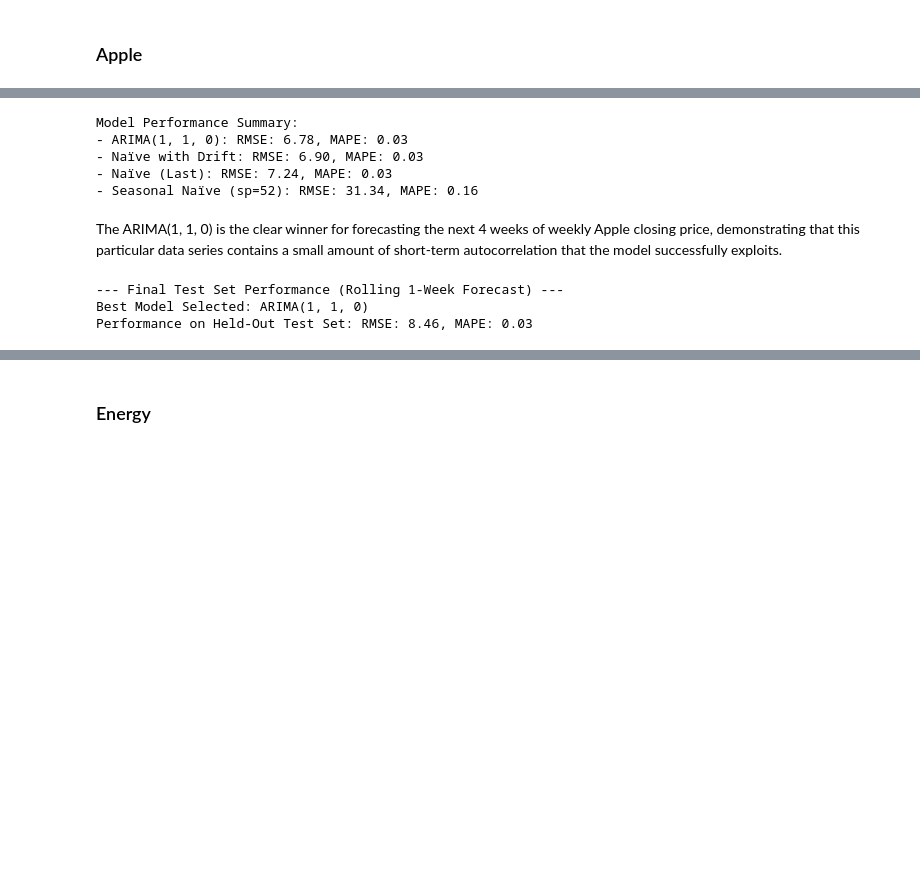
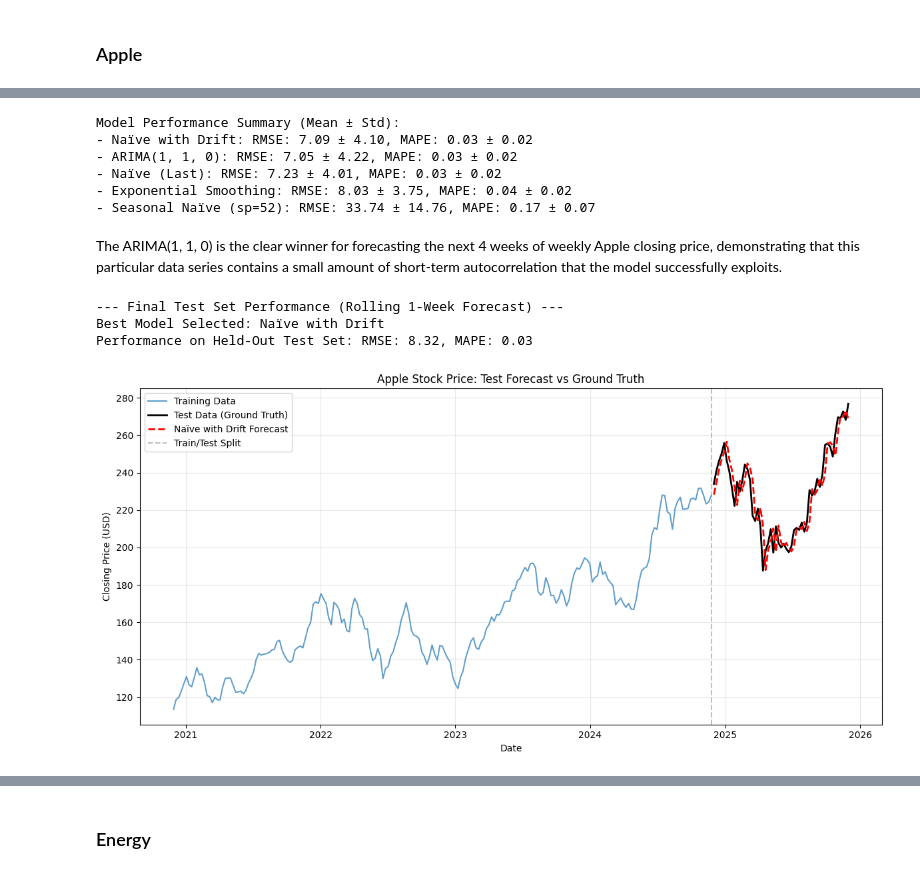
Before and after one commit to V8-Luky/time, a Jupyter notebook: notebooks/05_Exercise.ipynb, the cells around one changed output, grey strips where cells are left out. Drawn from its saved outputs; the diff is of its cells as text; code cells hidden in the pictures; blank space fills up the shorter version.

```diff
--- a/notebooks/05_Exercise.ipynb
+++ b/notebooks/05_Exercise.ipynb
@@ -180,13 +207,14 @@ plt.show()
 # %%
-from sklearn.metrics import mean_squared_error
 fh = np.arange(1, 5)
 cv = ExpandingWindowSplitter(
     initial_window=int(len(full_train) * 0.6),
     step_length=len(fh),
     fh=fh
 )
+
 models = {
     "ARIMA(1, 1, 0)": ARIMA(order=(1, 1, 0), suppress_warnings=True),
+    "Exponential Smoothing": ExponentialSmoothing(trend="add", seasonal="add", sp=52),
     "Naïve (Last)": NaiveForecaster(strategy="last"),
     "Naïve with Drift": NaiveForecaster(strategy="drift"),
     "Seasonal Naïve (sp=52)": NaiveForecaster(strategy="last", sp=52),
@@ -201,7 +229,7 @@ results = {name: {metric: [] for metric in metrics} for name in models}
 
 for train_indices, test_indices in cv.split(full_train):
     train_fold = full_train.iloc[train_indices].asfreq('W')
-    test_fold = full_train.iloc[test_indices]
+    test_fold = full_train.iloc[test_indices].asfreq('W')
     actuals = test_fold.iloc[:len(fh)]
 
     for name, forecaster in models.items():
@@ -212,59 +240,80 @@ for train_indices, test_indices in cv.split(full_train):
             for metric_name, metric_func in metrics.items():
                 value = metric_func(actuals, pred)
                 results[name][metric_name].append(value)
-        except:
+        except Exception as e:
+            print(f"Error with {name}: {str(e)}")
             pass
 
 avg_results = {}
+std_results = {}
 for name, metrics_dict in results.items():
     avg_results[name] = {}
+    std_results[name] = {}
     for metric_name, values in metrics_dict.items():
         valid_values = [v for v in values if not np.isinf(v) and not np.isnan(v)]
         if valid_values:
             avg_results[name][metric_name] = np.mean(valid_values)
+            std_results[name][metric_name] = np.std(valid_values)
 
 best_metric = 'MAPE'
 best_model = min(avg_results, key=lambda k: avg_results[k].get(best_metric, np.inf))
 
-print("\nModel Performance Summary:")
+print("\nModel Performance Summary (Mean ± Std):")
 for name, metrics_dict in sorted(avg_results.items(), key=lambda x: x[1].get(best_metric, np.inf)):
-    metrics_str = ", ".join([f"{m}: {metrics_dict.get(m, np.inf):.2f}" for m in metrics_dict])
+    metrics_str = ", ".join([f"{m}: {metrics_dict.get(m, np.inf):.2f} ± {std_results[name].get(m, 0):.2f}" for m in metrics_dict])
+
     print(f"- {name}: {metrics_str}")
 # %% [output]
-Model Performance Summary:
-- ARIMA(1, 1, 0): RMSE: 6.78, MAPE: 0.03
-- Naïve with Drift: RMSE: 6.90, MAPE: 0.03
-- Naïve (Last): RMSE: 7.24, MAPE: 0.03
-- Seasonal Naïve (sp=52): RMSE: 31.34, MAPE: 0.16
+Model Performance Summary (Mean ± Std):
+- Naïve with Drift: RMSE: 7.09 ± 4.10, MAPE: 0.03 ± 0.02
+- ARIMA(1, 1, 0): RMSE: 7.05 ± 4.22, MAPE: 0.03 ± 0.02
+- Naïve (Last): RMSE: 7.23 ± 4.01, MAPE: 0.03 ± 0.02
+- Exponential Smoothing: RMSE: 8.03 ± 3.75, MAPE: 0.04 ± 0.02
+- Seasonal Naïve (sp=52): RMSE: 33.74 ± 14.76, MAPE: 0.17 ± 0.07
 # %% [markdown]
 The ARIMA(1, 1, 0) is the clear winner for forecasting the next 4 weeks of weekly Apple closing price, demonstrating that this particular data series contains a small amount of short-term autocorrelation that the model successfully exploits.
 # %%
 best_model_name = min(avg_results, key=lambda k: avg_results[k].get(best_metric, np.inf))
 final_forecaster = models[best_model_name]
 
 test_fh = np.array([1])
 current_train = full_train.asfreq('W').copy()
 final_predictions = []
 
 for i in range(len(test)):
     final_forecaster.fit(current_train)
     pred = final_forecaster.predict(fh=test_fh)
     final_predictions.append(pred.iloc[0])
     new_data_point = test.iloc[[i]].asfreq('W')
     current_train = pd.concat([current_train, new_data_point])
 
 final_pred_series = pd.Series(final_predictions, index=test.index)
 
 final_performance = {}
 for metric_name, metric_func in metrics.items():
     value = metric_func(test, final_pred_series)
     final_performance[metric_name] = value
 
 print("\n--- Final Test Set Performance (Rolling 1-Week Forecast) ---")
 print(f"Best Model Selected: {best_model_name}")
 metrics_str = ", ".join([f"{m}: {v:.2f}" for m, v in final_performance.items()])
 print(f"Performance on Held-Out Test Set: {metrics_str}")
+
+fig, ax = plt.subplots(figsize=(12, 6))
+ax.plot(full_train.index, full_train, label='Training Data', alpha=0.7)
+ax.plot(test.index, test, label='Test Data (Ground Truth)', color='black', linewidth=2)
+ax.plot(final_pred_series.index, final_pred_series, label=f'{best_model_name} Forecast',
+         linestyle='--', color='red', linewidth=2)
+ax.axvline(x=full_train.index[-1], color='gray', linestyle='--', alpha=0.5, label='Train/Test Split')
+ax.set_title(f'Apple Stock Price: Test Forecast vs Ground Truth')
+ax.set_xlabel('Date')
+ax.set_ylabel('Closing Price (USD)')
+ax.legend()
+ax.grid(True, alpha=0.3)
+plt.tight_layout()
+plt.show()
 # %% [output]
 --- Final Test Set Performance (Rolling 1-Week Forecast) ---
-Best Model Selected: ARIMA(1, 1, 0)
-Performance on Held-Out Test Set: RMSE: 8.46, MAPE: 0.03
+Best Model Selected: Naïve with Drift
+Performance on Held-Out Test Set: RMSE: 8.32, MAPE: 0.03
+[figure, added]
```
Also changed, not shown: parts of 32 cells of this notebook, 1 other file.
